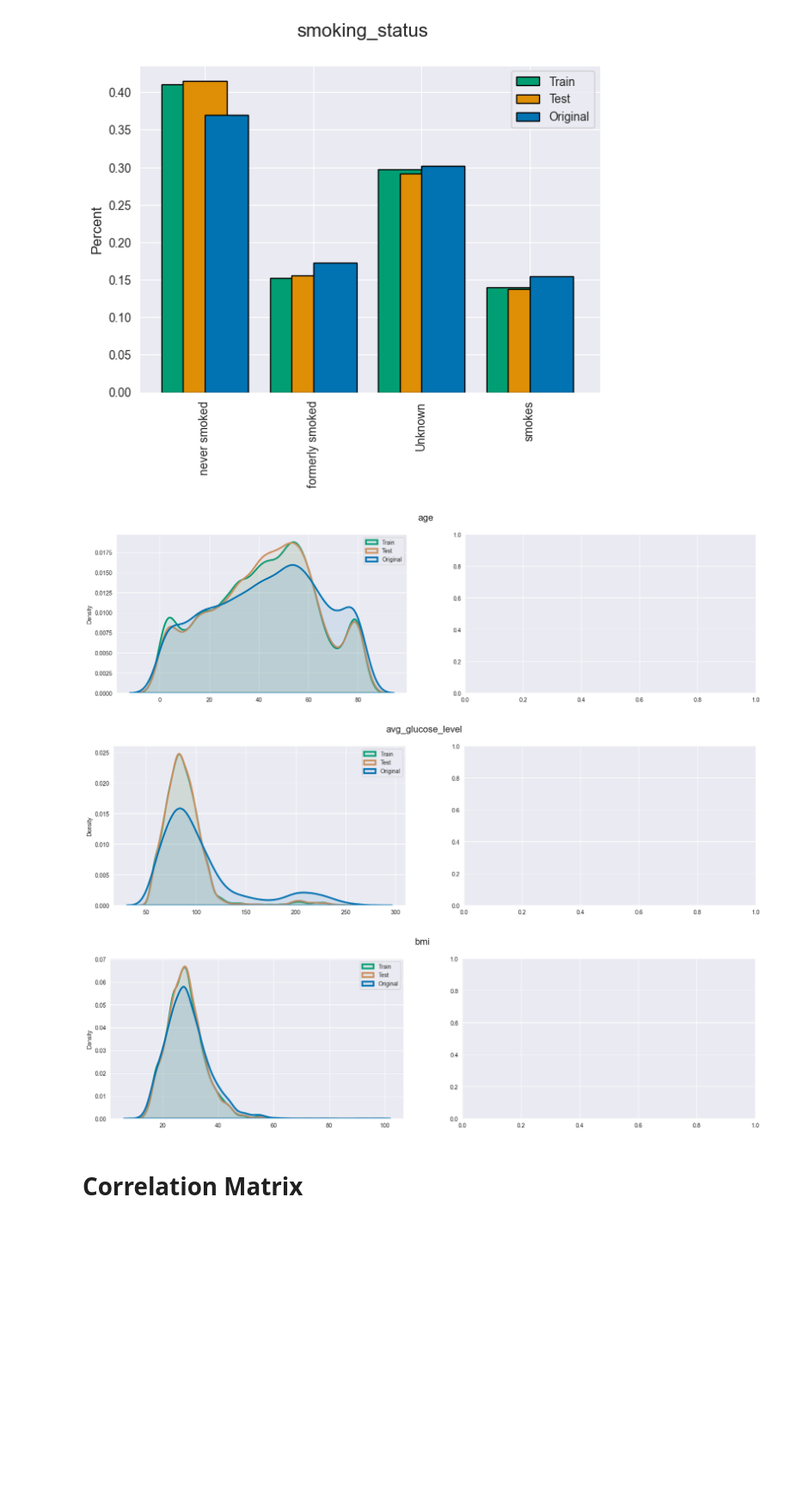
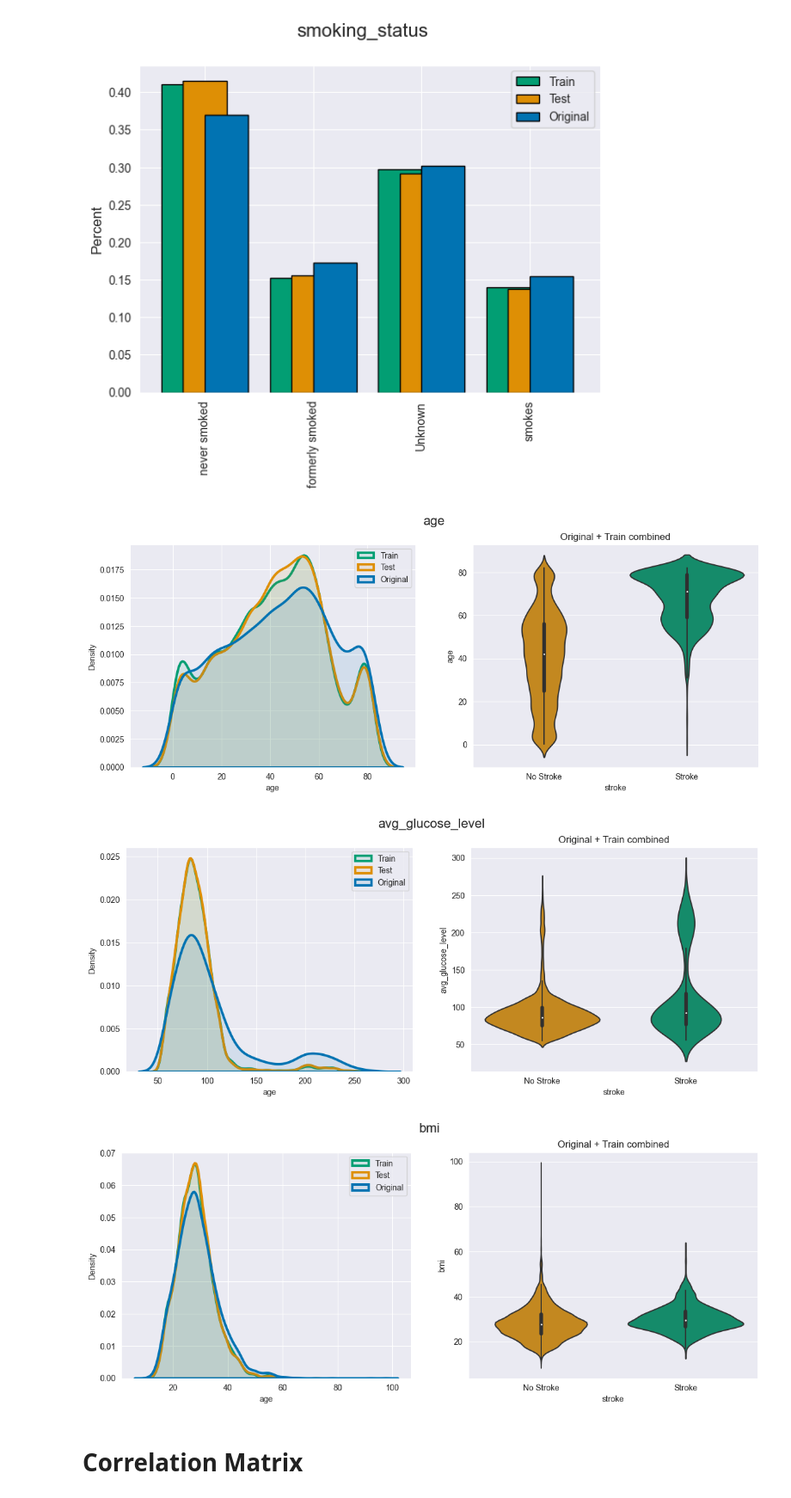
Before and after one commit to cancanasoyak/AIN2002, a Jupyter notebook: EDA.ipynb, the cells around one changed output. Shown at 86% size. Saved outputs shown, nothing was run; the diff lists cells and outputs as text; code cells hidden in the pictures; blank space fills up the shorter version.

Commit message:
EDA 0.2
Added some graphs and edited the code

```diff
--- a/EDA.ipynb
+++ b/EDA.ipynb
@@ -23,14 +23,14 @@ df_sample_submission = pd.read_csv(r'Data\sample_submission.csv')
 colors = sns.palettes.SEABORN_PALETTES['colorblind']
 
 # figure, axes
-fig, ax[0] = plt.subplots(1, 3, figsize=(14,5))
+fig, ax = plt.subplots(1, 3, figsize=(14,5))
 # figure title
 fig.suptitle('Stroke Percentages', fontsize=14)
 
 # train / original Stroke differences
-ax[0][0].set_title('Train')
-ax[0][1].set_title('Original')
-ax[0][2].set_title('Combined')
+ax[0].set_title('Train')
+ax[1].set_title('Original')
+ax[2].set_title('Combined')
 
 
 plot_data_train = df_train['stroke'].value_counts()
@@ -39,9 +39,9 @@ plot_data_combined = df_combined['stroke'].value_counts()
 plot_labels_train = plot_data_train.rename(index={0:'0: No Stroke', 1:'1: Stroke'}).index
 plot_labels_original = plot_data_original.rename(index={0:'0: No Stroke', 1:'1: Stroke'}).index
 plot_labels_combined = plot_data_combined.rename(index={0:'0: No Stroke', 1:'1: Stroke'}).index
-ax[0][0].pie(plot_data_train, labels=plot_labels_train, autopct='%1.1f%%', colors=colors, wedgeprops = dict(edgecolor='black'))
-ax[0][1].pie(plot_data_original, labels=plot_labels_original, autopct='%1.1f%%', colors=colors, wedgeprops = dict(edgecolor='black'))
-ax[0][2].pie(plot_data_combined, labels=plot_labels_combined, autopct='%1.1f%%', colors=colors, wedgeprops = dict(edgecolor='black'))
+ax[0].pie(plot_data_train, labels=plot_labels_train, autopct='%1.1f%%', colors=colors, wedgeprops = dict(edgecolor='black'))
+ax[1].pie(plot_data_original, labels=plot_labels_original, autopct='%1.1f%%', colors=colors, wedgeprops = dict(edgecolor='black'))
+ax[2].pie(plot_data_combined, labels=plot_labels_combined, autopct='%1.1f%%', colors=colors, wedgeprops = dict(edgecolor='black'))
 # %% [output]
 ([<matplotlib.patches.Wedge at 0x...>,
   <matplotlib.patches.Wedge at 0x...>],
@@ -104,26 +104,32 @@ for i in col:
 # %%
 col = ['age', 'avg_glucose_level', 'bmi']
 
 for i in col:
 
     # figure, axes
     sns.set_style('darkgrid')
-    fig, ax[0] = plt.subplots(1, 2, figsize=(20,5))
+    fig, ax = plt.subplots(1, 2, figsize=(14,5))
     # figure title
     fig.suptitle(i, fontsize=16)
 
     # train / test / original differences
-    sns.kdeplot(df_train[i], fill=True, color=colors[2], ax=ax[0][0], label='Train', alpha=0.1, linewidth=3)
-    sns.kdeplot(df_test[i], fill=True, color=colors[5], ax=ax[0][0], label='Test', alpha=0.1, linewidth=3)
-    sns.kdeplot(df_original[i], fill=True, color=colors[0], ax=ax[0][0], label='Original', alpha=0.1, linewidth=3)
-    ax[0][0].set_xlabel('')
-    ax[0][0].set_ylabel('Density')
-    handles, labels = ax[0][0].get_legend_handles_labels()
-    ax[0][0].legend(handles, labels)
+    sns.kdeplot(df_train[i], fill=True, color=colors[2], ax=ax[0], label='Train', alpha=0.1, linewidth=3)
+    sns.kdeplot(df_test[i], fill=True, color=colors[1], ax=ax[0], label='Test', alpha=0.1, linewidth=3)
+    sns.kdeplot(df_original[i], fill=True, color=colors[0], ax=ax[0], label='Original', alpha=0.1, linewidth=3)
+    ax[0].set_xlabel('age')
+    ax[0].set_ylabel('Density')
+    handles, labels = ax[0].get_legend_handles_labels()
+    ax[0].legend(handles, labels)
+
+    #violin plot
+    sns.violinplot(y=i, x='stroke', data=df_combined, width=0.8, ax=ax[1], palette=colors[1:3], linewidth=1.5)
+    ax[1].set_ylabel(i)
+    ax[1].set_xticklabels(['No Stroke', 'Stroke'])
+    ax[1].set_title('Original + Train combined')
 # %% [output]
-[figure, old version]
+[figure, new version]
-[figure, old version]
+[figure, new version]
-[figure, old version]
+[figure, new version]
 # %% [markdown]
 # Correlation Matrix
 # %%
```
Also changed, not shown: parts of 1 cell of this notebook, 11 other files.
